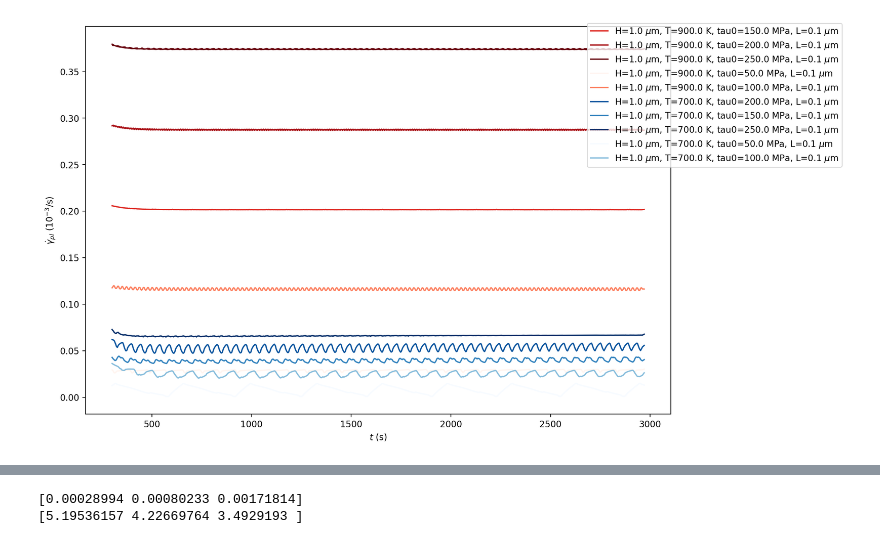
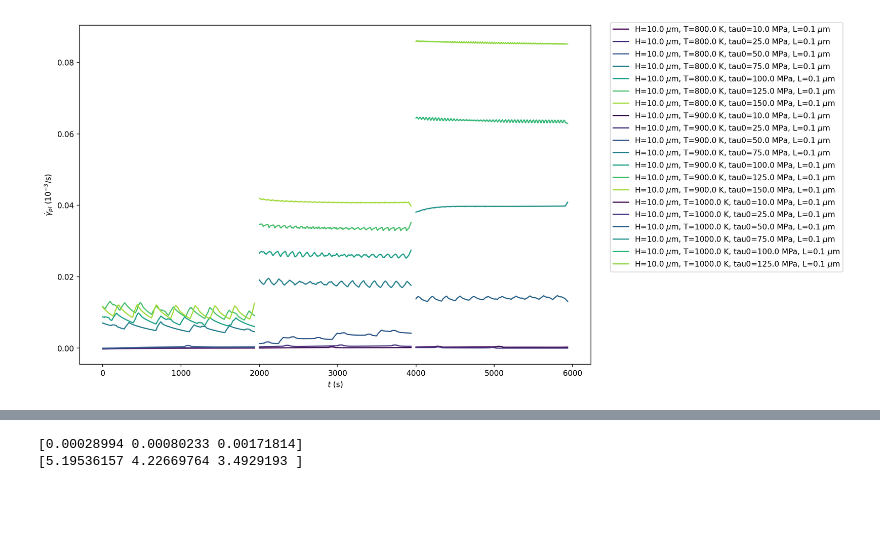
Before and after one commit to AHartmaier/pyLabDD, a Jupyter notebook: notebooks/gbdd_pu_study-tau.ipynb, the cells around one changed output, grey strips where cells are left out. Saved outputs shown, nothing was run; the diff lists cells and outputs as text; code cells hidden in the pictures; blank space fills up the shorter version.

```diff
--- a/notebooks/gbdd_pu_study-tau.ipynb
+++ b/notebooks/gbdd_pu_study-tau.ipynb
@@ -90,7 +90,7 @@ def find_h5_files(directory: str | Path, recursive: bool = False) -> list[Path]:
 
     return sorted(path.glob(pattern))
 # %%
-path = "../examples/Res-PU_pre-tau/"
+path = "../data/Res-tau_var/"
 flist = find_h5_files(path)
 for i, fname in enumerate(flist):
     gbdd = dd.GB_dislocations(from_file=fname)
@@ -133,61 +133,61 @@ gs_ = np.zeros(num)
 H_ = np.zeros(num)
 L_ = np.zeros(num)
 tau_ = np.zeros(num)
 nit = np.zeros(num, dtype=int)
 psr_flt = np.zeros((num, maxout))
 stime = np.zeros((num, maxout))
 
+hh_ = np.zeros(num)
 for i, ds in enumerate(data):
+    hh_[i] = ds.tau0
+isort = np.argsort(hh_)
+
+for i, j in enumerate(isort):
+    ds = data[j]
     nit[i] = ds.nout
     stime[i, :nit[i]] = ds.sim_time
     gs_[i] = ds.D2
     temp_[i] = ds.temp
     H_[i] = ds.D2
     L_[i] = ds.Dgp
     tau_[i] = ds.tau0
     #gplast = ds.glob_data['plastic_slip']
-    psr_[i] = np.mean(ds.glob_data['plast_slip_rate'][-100:])
+    psr_[i] = np.mean(ds.glob_data['plast_slip_rate'][ds.nout//10:-5])
     wl = min(25, int(ds.nout * 0.1))
     if wl < 2:
         print(f"Warning window length for savgol filter too small: {wl}; too few output items: {ds.nout}")
         psr_flt[i, :nit[i]] = ds.glob_data['psr_av']
     else:
-        psr_flt[i, :nit[i]-1] = savgol_filter(ds.glob_data['psr_av'][:-1], window_length=wl, polyorder=1, deriv=0)
-
+        psr_flt[i, :nit[i]-5] = savgol_filter(ds.glob_data['psr_av'][:-5], window_length=wl, polyorder=1, deriv=0)
 
 plt.rcParams["font.size"] = 10
-ioffs=100
+ioffs=20
+tapp = [800, 900, 1000]
+hfac = lambda x: np.log(x/min(H_)) / np.log(max(H_)/min(H_))
+ngbl = 0.1
+cmap = plt.cm.viridis  #plasma
 plfun = plt.plot  # semilogy
 fig, ax = plt.subplots(figsize=(12, 8), dpi=200)
-ind1 = np.nonzero(np.logical_and(np.isclose(temp_, 900.), np.isclose(L_, 0.1)))[0]
-ind2 = np.nonzero(np.logical_and(np.isclose(temp_, 700.), np.isclose(L_, 0.1)))[0]
-for j, i in enumerate(ind1):
-    cx = np.log(tau_[i]/min(tau_)) / np.log(max(tau_)/min(tau_))
-    col = plt.cm.Reds(cx)  #viridis(i / max(1, num))
-    plfun(stime[i, ioffs:nit[i]-10]*1.e-6,
-         psr_flt[i, ioffs:nit[i]-10]*1.e9,
-         marker="none",
-         linestyle="-",
-         color=col,
-         label=f"H={gs_[i]}"+r" $\mu$m, " + f"T={temp_[i]} K, tau0={tau_[i]} MPa, L={L_[i]}"+r" $\mu$m"
-         )
-for j, i in enumerate(ind2):
-    cx = np.log(tau_[i]/min(tau_)) / np.log(max(tau_)/min(tau_))
-    col = plt.cm.Blues(cx)  #viridis(i / max(1, num))
-    plfun(stime[i, ioffs:nit[i]-10]*1.e-6,
-         psr_flt[i, ioffs:nit[i]-10]*1.e9,
-         marker="none",
-         linestyle="-",
-         color=col,
-         label=f"H={gs_[i]}"+r" $\mu$m, " + f"T={temp_[i]} K, tau0={tau_[i]} MPa, L={L_[i]}"+r" $\mu$m"
-         )
-plt.legend(loc="upper right", bbox_to_anchor=(1.3, 1.02))
+for k, t in enumerate(tapp):
+    ind = np.nonzero(np.logical_and(np.isclose(temp_, t), np.isclose(L_, ngbl)))[0]
+    for j, i in enumerate(ind):
+        cx = j/len(ind)
+        col = cmap(cx)
+        xval = stime[i, ioffs:nit[i]-5] - stime[i, ioffs]
+        plfun(xval*1.e-6 + 2000*k,
+             psr_flt[i, ioffs:nit[i]-5]*1.e9,
+             marker="none",
+             linestyle="solid",
+             color=col,
+             label=f"H={gs_[i]}"+r" $\mu$m, " + f"T={temp_[i]} K, tau0={tau_[i]} MPa, L={L_[i]}"+r" $\mu$m"
+             )
+plt.legend(loc="upper right", bbox_to_anchor=(1.5, 1.02))
 plt.xlabel(r"$t$ (s)")
 plt.ylabel(r"$\dot\gamma_{pl}$ (10$^{-3}$/s)")
 #plt.savefig('pu1_conv_gd_ngbn_semilog.pdf', dpi=300, format='pdf')
 plt.show()
 # %% [output]
-[figure, old version]
+[figure, new version]
 # %%
 plt.rcParams["font.size"] = 20
 lw = 2
```
Also changed, not shown: parts of 2 cells of this notebook, 1 other file.
